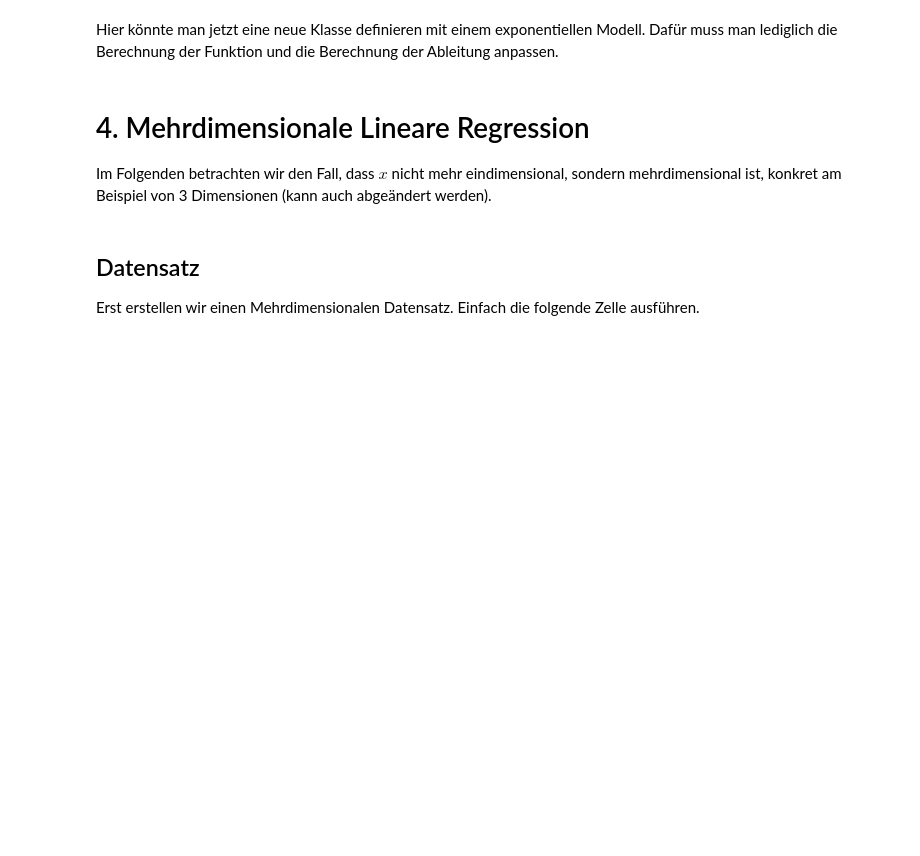
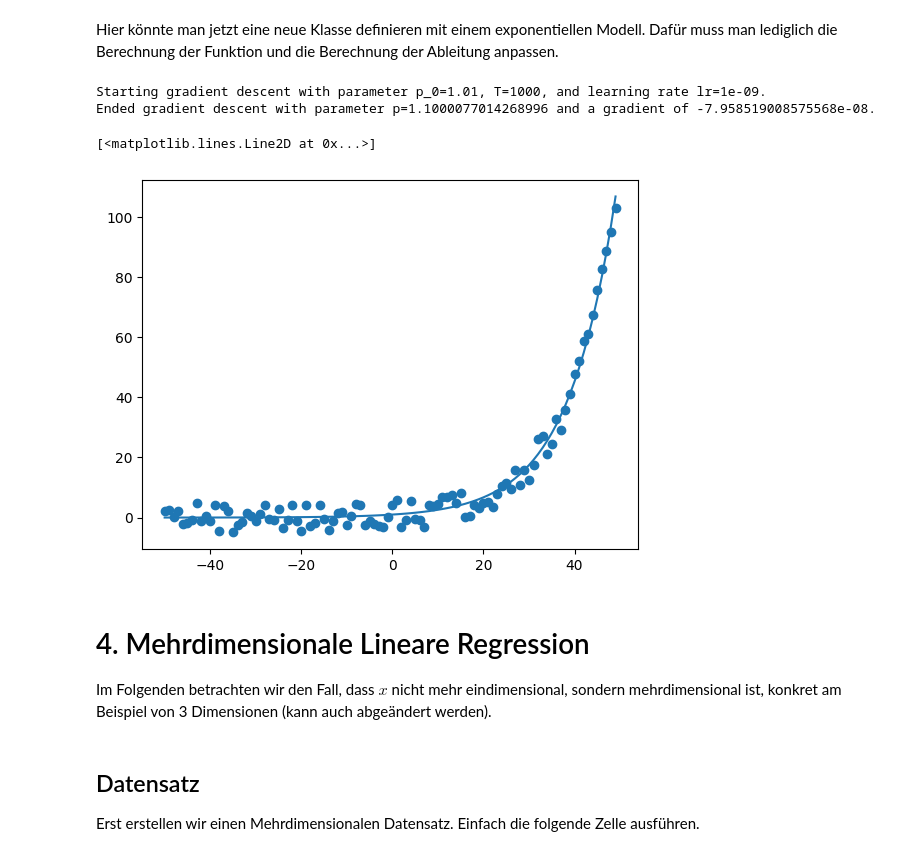
Before and after one commit to bjfranks/LehrerTagungGradientenabstieg, a Jupyter notebook: Teacher_Solution.ipynb, the cells around one changed output. Saved outputs shown, nothing was run; the diff lists cells and outputs as text; code cells hidden in the pictures; blank space fills up the shorter version.

```diff
--- a/Teacher_Solution.ipynb
+++ b/Teacher_Solution.ipynb
@@ -250,12 +275,27 @@ plt.scatter(x, y)
 # %% [markdown]
 Hier könnte man jetzt eine neue Klasse definieren mit einem exponentiellen Modell. Dafür muss man lediglich die Berechnung der Funktion und die Berechnung der Ableitung anpassen.
 # %%
-# TODO
+class Exponential_Regression():
+    def __init__(self, x, y): # Hier speichern wir uns die Daten. Später kann man auf sie zurückgreifen mit self.x und self.y
+        self.x = x
+        self.y = y
+
+    def __call__(self, p):
+        return p**self.x
+
+    def gradient(self, p):
+        result = (2.0/p)*(np.inner(p**(2*self.x), self.x)-np.inner(p**self.x*self.x,self.y))
+        return result
 # %%
-model = Linear_Regression_Bias(x,y)
-p_sol = gradientenverfahren(f=model, p_0=np.array([0,0]), T=1000, lr=0.000001)
+model = Exponential_Regression(x,y)
+p_sol = gradientenverfahren(f=model, p_0=np.array(1.01), T=1000, lr=0.000000001)
 plt.scatter(x, y)
-plt.plot(x, model(x))
+plt.plot(x, model(p_sol))
+# %% [output]
+Starting gradient descent with parameter p_0=1.01, T=1000, and learning rate lr=1e-09.
+Ended gradient descent with parameter p=1.1000077014268996 and a gradient of -7.958519008575568e-08.
+[<matplotlib.lines.Line2D at 0x...>]
+[figure, added]
 # %% [markdown]
 # 4. Mehrdimensionale Lineare Regression
 Im Folgenden betrachten wir den Fall, dass $x$ nicht mehr eindimensional, sondern mehrdimensional ist, konkret am Beispiel von 3 Dimensionen (kann auch abgeändert werden).
```
Also changed, not shown: parts of 7 cells of this notebook.
